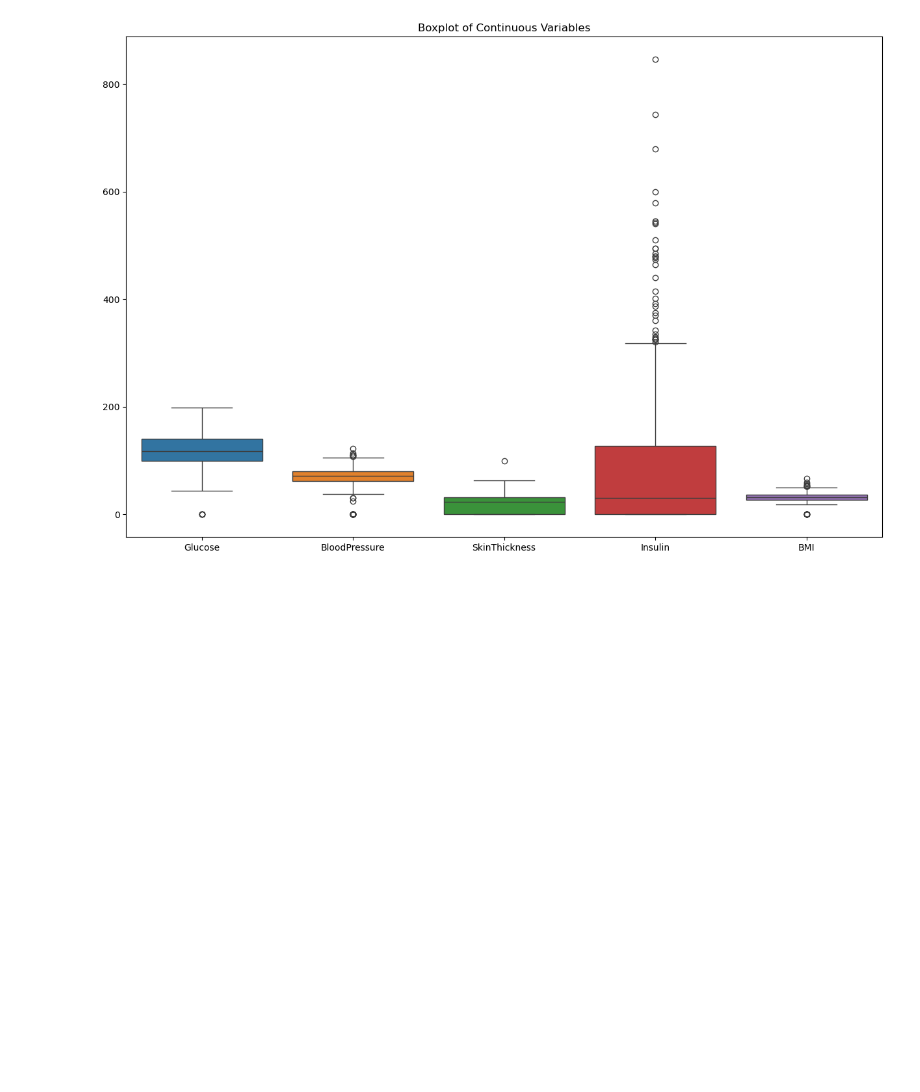
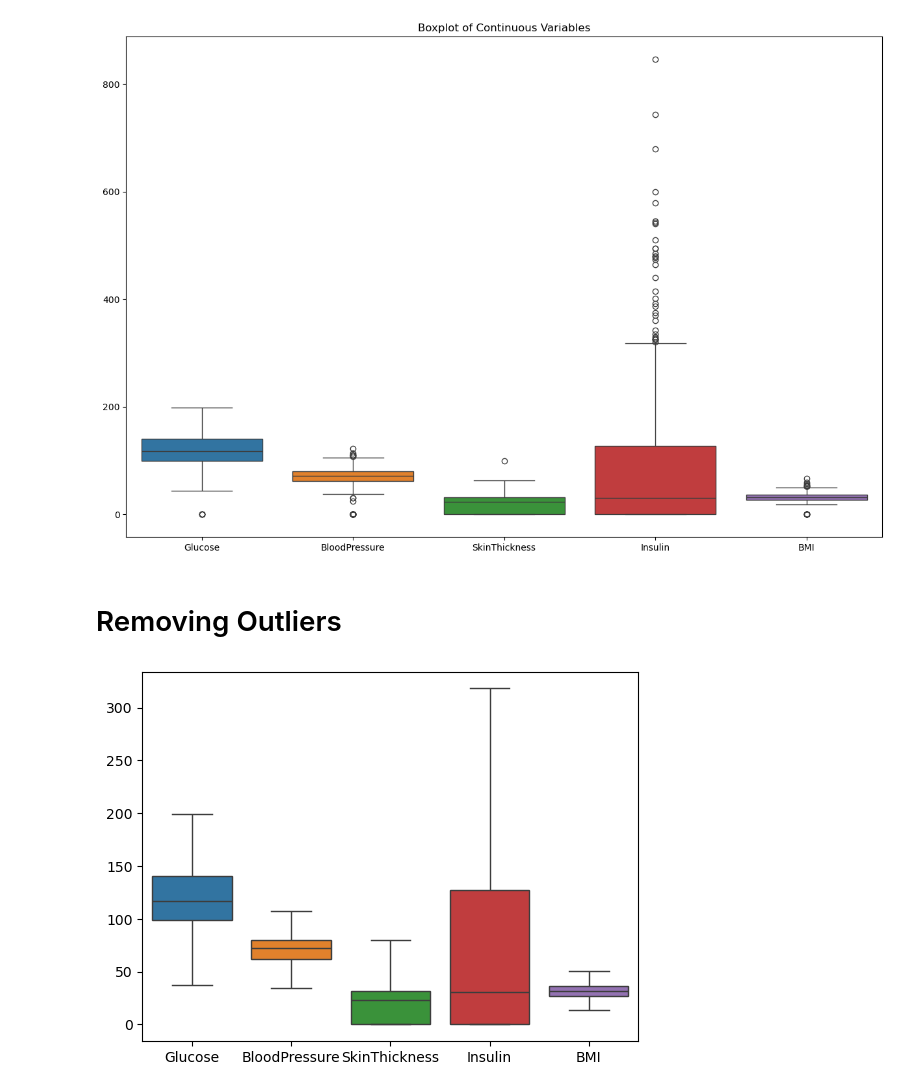
Before and after one commit to FarhanaSuci/DataMiningLab, a Jupyter notebook: MissingValuePractice.ipynb, the cells around one changed output. Drawn from its saved outputs; the diff is of its cells as text; code cells hidden in the pictures; blank space fills up the shorter version.

Commit message:
Outlier Removing

```diff
--- a/MissingValuePractice.ipynb
+++ b/MissingValuePractice.ipynb
@@ -660,3 +667,20 @@ plt.title("Boxplot of Continuous Variables")
 plt.show()
 # %% [output]
 [figure]
+# %% [markdown]
+# Removing Outliers
+# %%
+for i in ['Glucose', 'BloodPressure', 'SkinThickness', 'Insulin', 'BMI']:
+    Q1=data[i].quantile(0.25)
+    Q3=data[i].quantile(0.75)
+    IQR=Q3-Q1
+    lowerLimit=Q1-(1.5*IQR)
+    upperLimit=Q3+(1.5*IQR)
+    data[i]=np.where(data[i]<lowerLimit,lowerLimit,data[i])
+    data[i]=np.where(data[i]>upperLimit,upperLimit,data[i])
+# %%
+#plt.figure(figsize=(12,8))
+sns.boxplot(data[['Glucose', 'BloodPressure', 'SkinThickness', 'Insulin', 'BMI']])
+plt.show()
+# %% [output]
+[figure, added]
```
Also changed, not shown: parts of 1 cell of this notebook, 4 other files.
